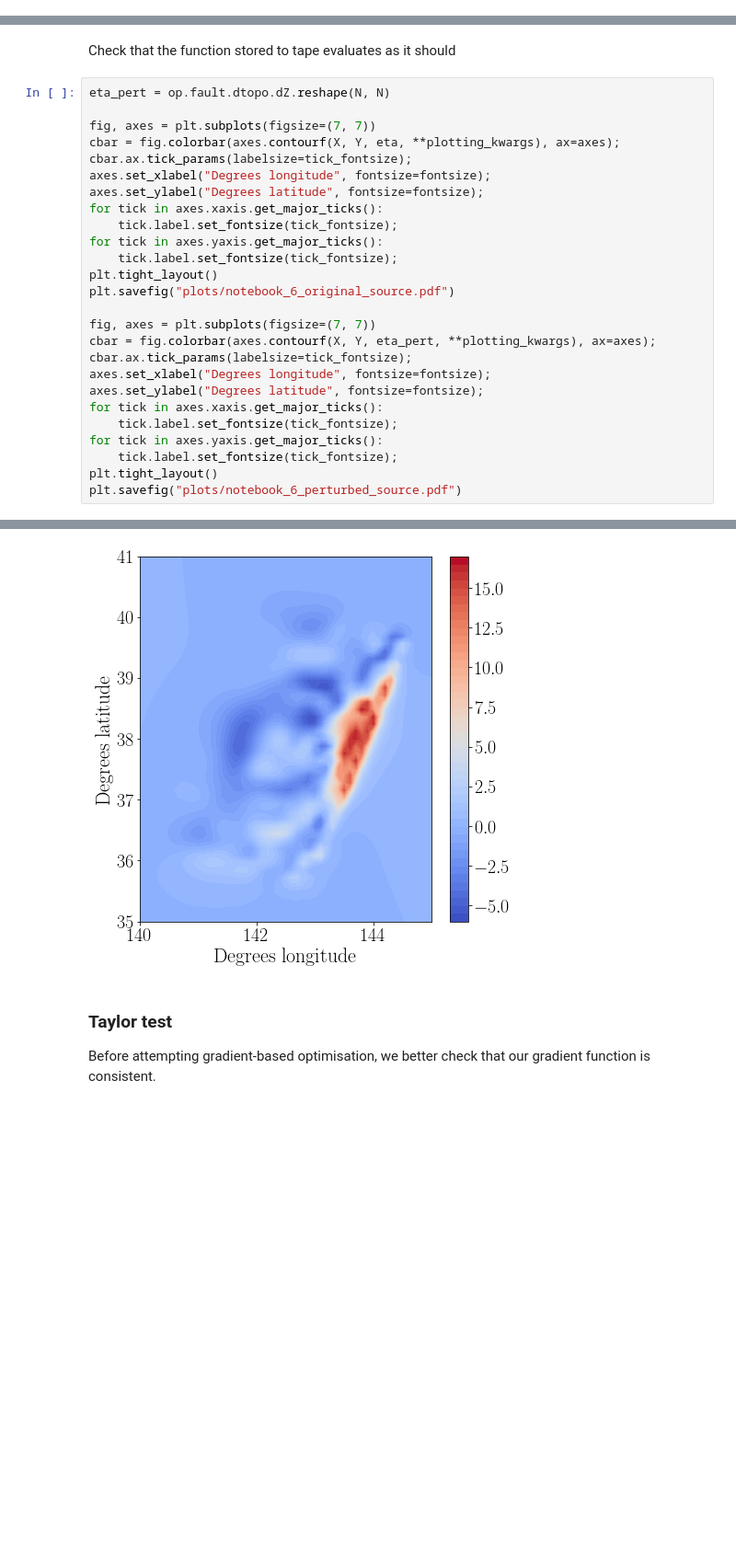
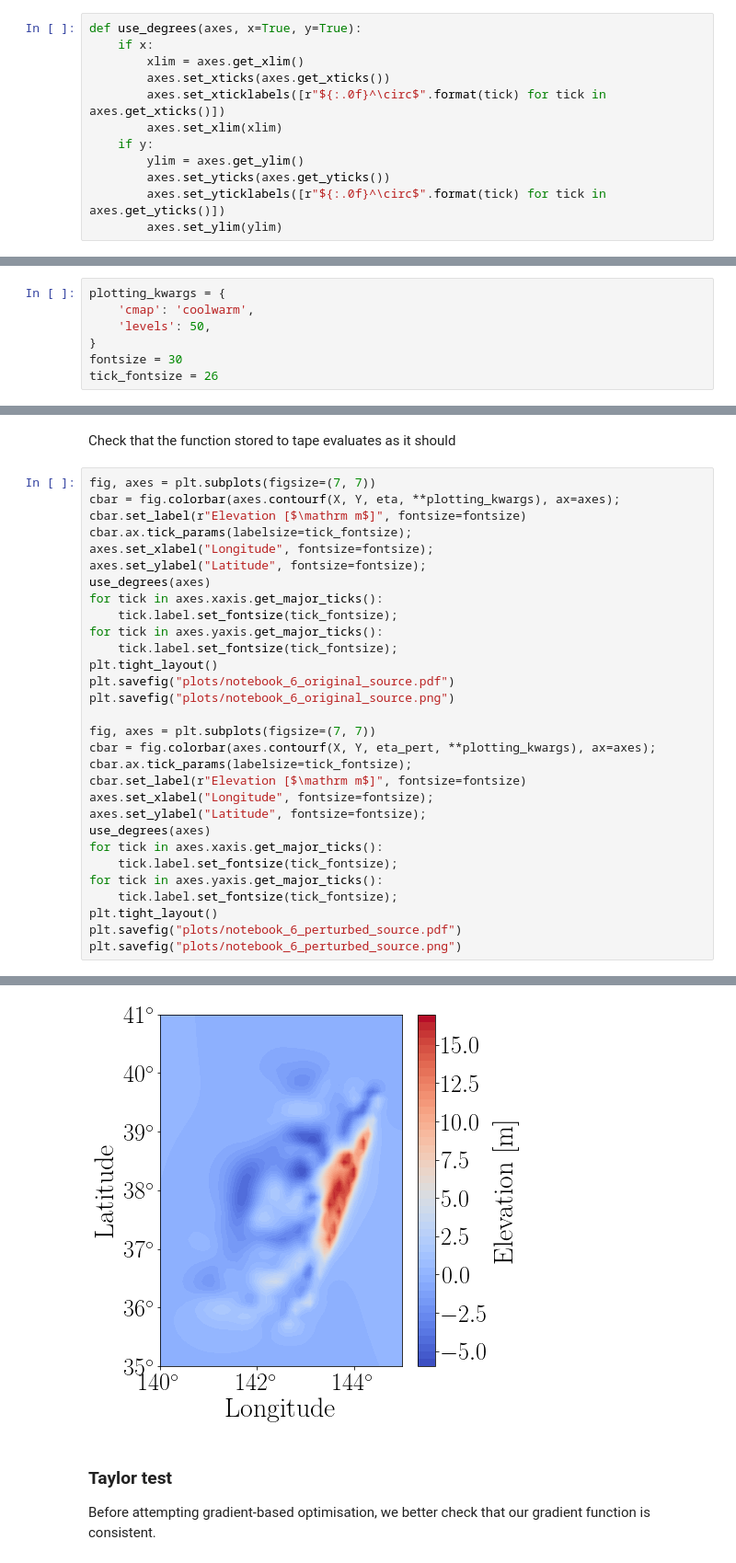
Before and after one commit to jwallwork23/adapt_utils_notebooks, a Jupyter notebook: case_studies/tohoku/02-okada/06-invert-okada-slip-and-rake-only.ipynb, the cells around one changed output, grey strips where cells are left out. Shown at 92% size. Drawn from its saved outputs; the diff is of its cells as text; blank space fills up the shorter version.

Commit message:
tohoku/okada: plotting

```diff
--- a/case_studies/tohoku/02-okada/06-invert-okada-slip-and-rake-only.ipynb
+++ b/case_studies/tohoku/02-okada/06-invert-okada-slip-and-rake-only.ipynb
@@ -12,6 +12,18 @@ import numpy as np
 import scipy
 # %%
 np.random.seed(0)  # make results reproducible
+# %%
+def use_degrees(axes, x=True, y=True):
+    if x:
+        xlim = axes.get_xlim()
+        axes.set_xticks(axes.get_xticks())
+        axes.set_xticklabels([r"${:.0f}^\circ$".format(tick) for tick in axes.get_xticks()])
+        axes.set_xlim(xlim)
+    if y:
+        ylim = axes.get_ylim()
+        axes.set_yticks(axes.get_yticks())
+        axes.set_yticklabels([r"${:.0f}^\circ$".format(tick) for tick in axes.get_yticks()])
+        axes.set_ylim(ylim)
 # %% [markdown]
 # Inverting the Okada model for slip and rake only
 
@@ -40,4 +46,11 @@ tick_fontsize = 20
 active_controls = ('slip', 'rake')
+# %%
+plotting_kwargs = {
+    'cmap': 'coolwarm',
+    'levels': 50,
+}
+fontsize = 30
+tick_fontsize = 26
 # %%
 op = TohokuOkadaBasisOptions(**kwargs)
 op.active_controls = active_controls
@@ -117,29 +131,33 @@ eta_pert = op.fault.dtopo.dZ.copy()
 # %% [markdown]
 Check that the function stored to tape evaluates as it should
 # %%
-eta_pert = op.fault.dtopo.dZ.reshape(N, N)
-
 fig, axes = plt.subplots(figsize=(7, 7))
 cbar = fig.colorbar(axes.contourf(X, Y, eta, **plotting_kwargs), ax=axes);
+cbar.set_label(r"Elevation [$\mathrm m$]", fontsize=fontsize)
 cbar.ax.tick_params(labelsize=tick_fontsize);
-axes.set_xlabel("Degrees longitude", fontsize=fontsize);
-axes.set_ylabel("Degrees latitude", fontsize=fontsize);
+axes.set_xlabel("Longitude", fontsize=fontsize);
+axes.set_ylabel("Latitude", fontsize=fontsize);
+use_degrees(axes)
 for tick in axes.xaxis.get_major_ticks():
     tick.label.set_fontsize(tick_fontsize);
 for tick in axes.yaxis.get_major_ticks():
     tick.label.set_fontsize(tick_fontsize);
 plt.tight_layout()
 plt.savefig("plots/notebook_6_original_source.pdf")
+plt.savefig("plots/notebook_6_original_source.png")
 
 fig, axes = plt.subplots(figsize=(7, 7))
 cbar = fig.colorbar(axes.contourf(X, Y, eta_pert, **plotting_kwargs), ax=axes);
 cbar.ax.tick_params(labelsize=tick_fontsize);
-axes.set_xlabel("Degrees longitude", fontsize=fontsize);
-axes.set_ylabel("Degrees latitude", fontsize=fontsize);
+cbar.set_label(r"Elevation [$\mathrm m$]", fontsize=fontsize)
+axes.set_xlabel("Longitude", fontsize=fontsize);
+axes.set_ylabel("Latitude", fontsize=fontsize);
+use_degrees(axes)
 for tick in axes.xaxis.get_major_ticks():
     tick.label.set_fontsize(tick_fontsize);
 for tick in axes.yaxis.get_major_ticks():
     tick.label.set_fontsize(tick_fontsize);
 plt.tight_layout()
 plt.savefig("plots/notebook_6_perturbed_source.pdf")
+plt.savefig("plots/notebook_6_perturbed_source.png")
 # %% [output]
@@ -147,4 +165,4 @@ plt.savefig("plots/notebook_6_perturbed_source.pdf")
-[figure, old version]
+[figure, new version]
 # %% [markdown]
 ### Taylor test
 
```
Also changed, not shown: parts of 13 cells of this notebook, 1 other file.
